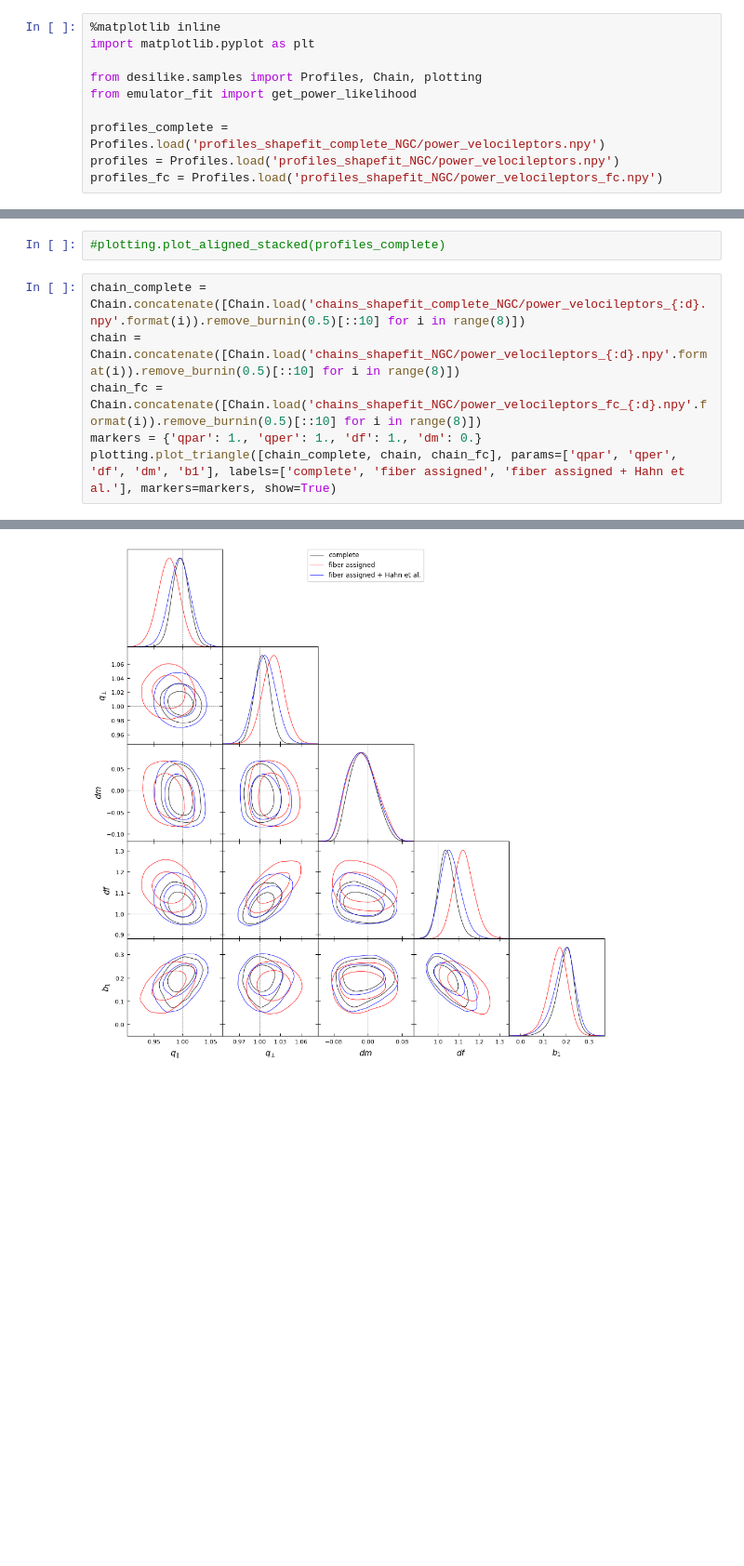
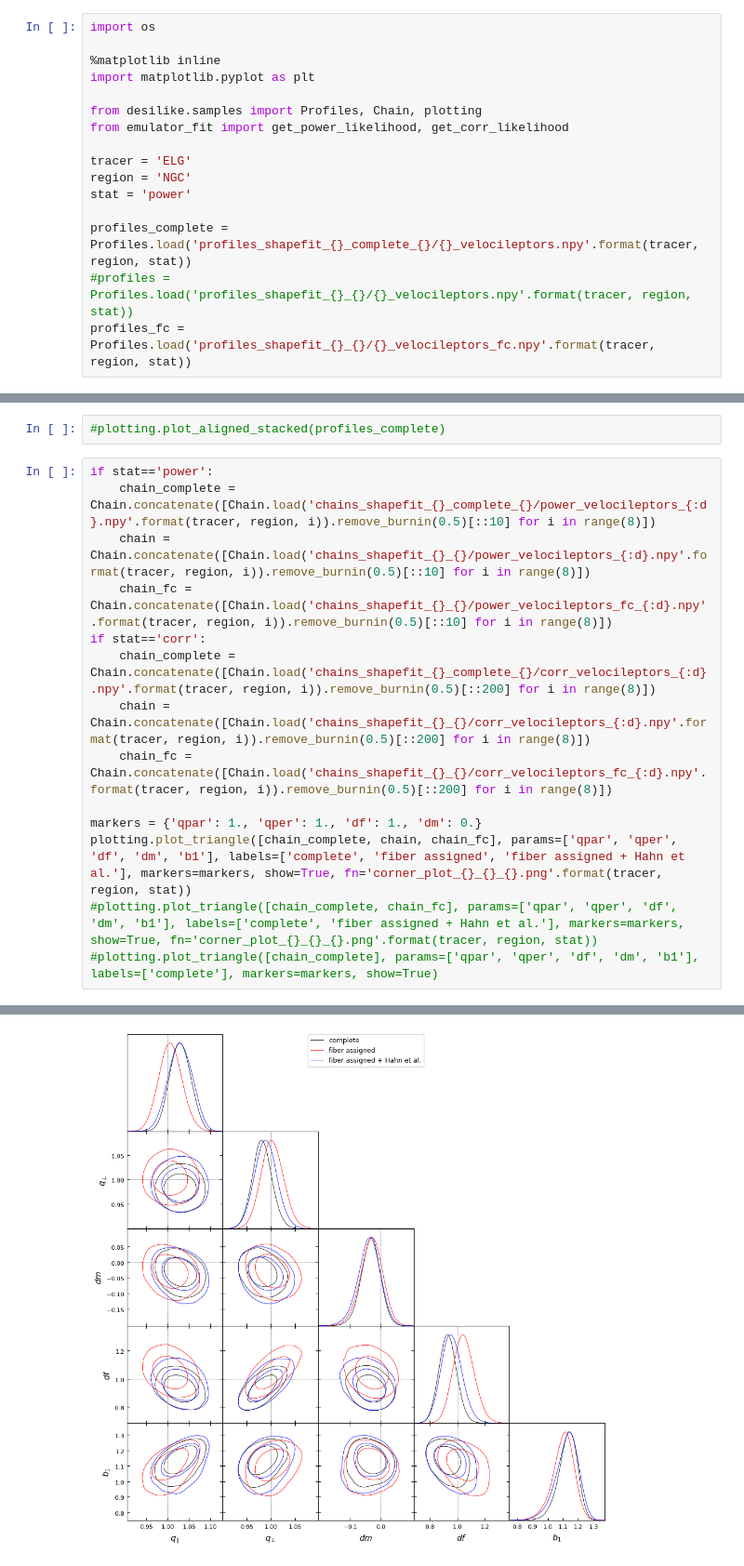
Before and after one commit to mathildepinon/desi-fiber-collisions, a Jupyter notebook: fits.ipynb, the cells around one changed output, grey strips where cells are left out. Shown at 93% size. Saved outputs shown, nothing was run; the diff lists cells and outputs as text; blank space fills up the shorter version.

```diff
--- a/fits.ipynb
+++ b/fits.ipynb
@@ -1,11 +1,17 @@
 # %%
+import os
+
 %matplotlib inline
 import matplotlib.pyplot as plt
 
 from desilike.samples import Profiles, Chain, plotting
-from emulator_fit import get_power_likelihood
+from emulator_fit import get_power_likelihood, get_corr_likelihood
 
-profiles_complete = Profiles.load('profiles_shapefit_complete_NGC/power_velocileptors.npy')
-profiles = Profiles.load('profiles_shapefit_NGC/power_velocileptors.npy')
-profiles_fc = Profiles.load('profiles_shapefit_NGC/power_velocileptors_fc.npy')
+tracer = 'ELG'
+region = 'NGC'
+stat = 'power'
+
+profiles_complete = Profiles.load('profiles_shapefit_{}_complete_{}/{}_velocileptors.npy'.format(tracer, region, stat))
+#profiles = Profiles.load('profiles_shapefit_{}_{}/{}_velocileptors.npy'.format(tracer, region, stat))
+profiles_fc = Profiles.load('profiles_shapefit_{}_{}/{}_velocileptors_fc.npy'.format(tracer, region, stat))
 # %%
@@ -41,14 +64,22 @@ plt.savefig('pk_fit_ELG_NGC.png', dpi=200)
 # %%
 #plotting.plot_aligned_stacked(profiles_complete)
 # %%
-chain_complete = Chain.concatenate([Chain.load('chains_shapefit_complete_NGC/power_velocileptors_{:d}.npy'.format(i)).remove_burnin(0.5)[::10] for i in range(8)])
-chain = Chain.concatenate([Chain.load('chains_shapefit_NGC/power_velocileptors_{:d}.npy'.format(i)).remove_burnin(0.5)[::10] for i in range(8)])
-chain_fc = Chain.concatenate([Chain.load('chains_shapefit_NGC/power_velocileptors_fc_{:d}.npy'.format(i)).remove_burnin(0.5)[::10] for i in range(8)])
+if stat=='power':
+    chain_complete = Chain.concatenate([Chain.load('chains_shapefit_{}_complete_{}/power_velocileptors_{:d}.npy'.format(tracer, region, i)).remove_burnin(0.5)[::10] for i in range(8)])
+    chain = Chain.concatenate([Chain.load('chains_shapefit_{}_{}/power_velocileptors_{:d}.npy'.format(tracer, region, i)).remove_burnin(0.5)[::10] for i in range(8)])
+    chain_fc = Chain.concatenate([Chain.load('chains_shapefit_{}_{}/power_velocileptors_fc_{:d}.npy'.format(tracer, region, i)).remove_burnin(0.5)[::10] for i in range(8)])
+if stat=='corr':
+    chain_complete = Chain.concatenate([Chain.load('chains_shapefit_{}_complete_{}/corr_velocileptors_{:d}.npy'.format(tracer, region, i)).remove_burnin(0.5)[::200] for i in range(8)])
+    chain = Chain.concatenate([Chain.load('chains_shapefit_{}_{}/corr_velocileptors_{:d}.npy'.format(tracer, region, i)).remove_burnin(0.5)[::200] for i in range(8)])
+    chain_fc = Chain.concatenate([Chain.load('chains_shapefit_{}_{}/corr_velocileptors_fc_{:d}.npy'.format(tracer, region, i)).remove_burnin(0.5)[::200] for i in range(8)])
+
 markers = {'qpar': 1., 'qper': 1., 'df': 1., 'dm': 0.}
-plotting.plot_triangle([chain_complete, chain, chain_fc], params=['qpar', 'qper', 'df', 'dm', 'b1'], labels=['complete', 'fiber assigned', 'fiber assigned + Hahn et al.'], markers=markers, show=True)
+plotting.plot_triangle([chain_complete, chain, chain_fc], params=['qpar', 'qper', 'df', 'dm', 'b1'], labels=['complete', 'fiber assigned', 'fiber assigned + Hahn et al.'], markers=markers, show=True, fn='corner_plot_{}_{}_{}.png'.format(tracer, region, stat))
+#plotting.plot_triangle([chain_complete, chain_fc], params=['qpar', 'qper', 'df', 'dm', 'b1'], labels=['complete', 'fiber assigned + Hahn et al.'], markers=markers, show=True, fn='corner_plot_{}_{}_{}.png'.format(tracer, region, stat))
+#plotting.plot_triangle([chain_complete], params=['qpar', 'qper', 'df', 'dm', 'b1'], labels=['complete'], markers=markers, show=True)
 # %% [output]
 Removed no burn in
 Removed no burn in
 Removed no burn in
-[figure, old version]
+[figure, new version]
 <getdist.plots.GetDistPlotter at 0x...>
```
Also changed, not shown: parts of 5 cells of this notebook, 2 other files.
